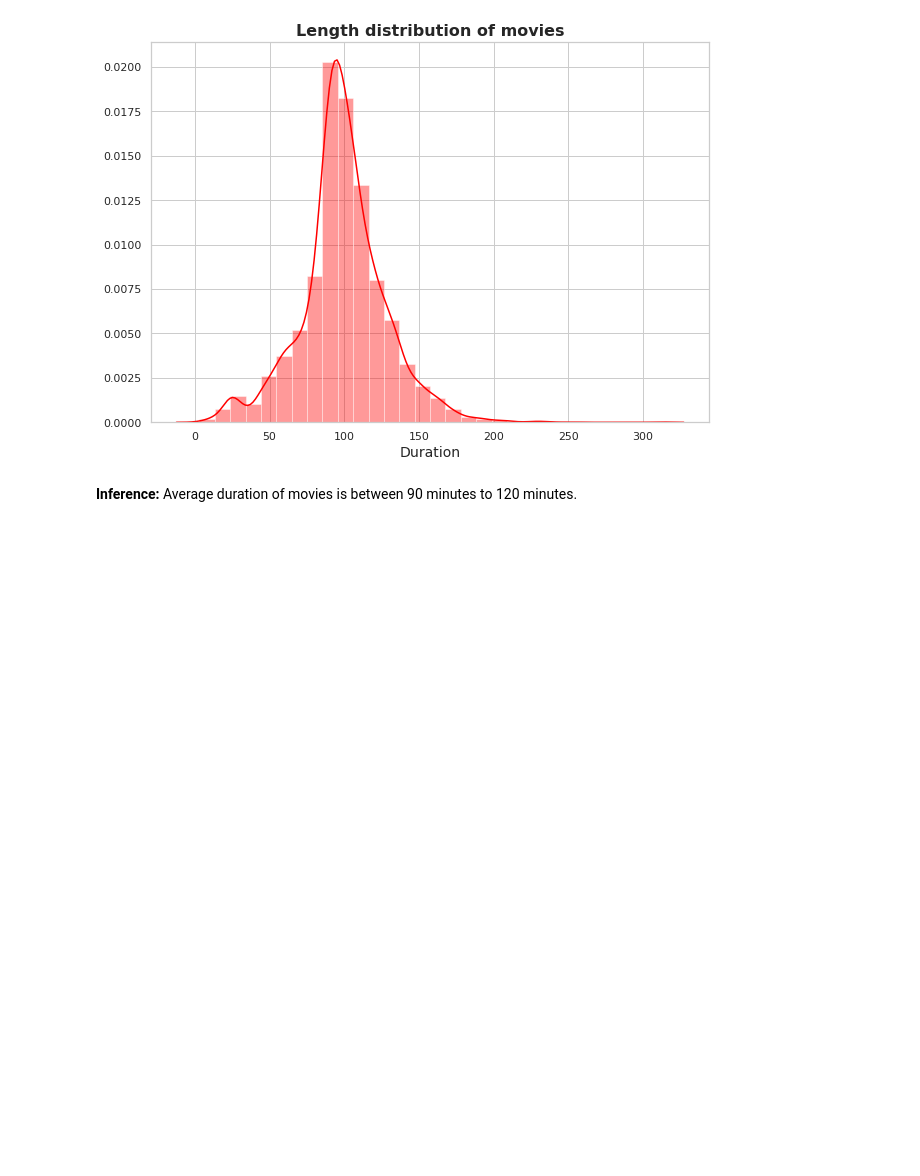
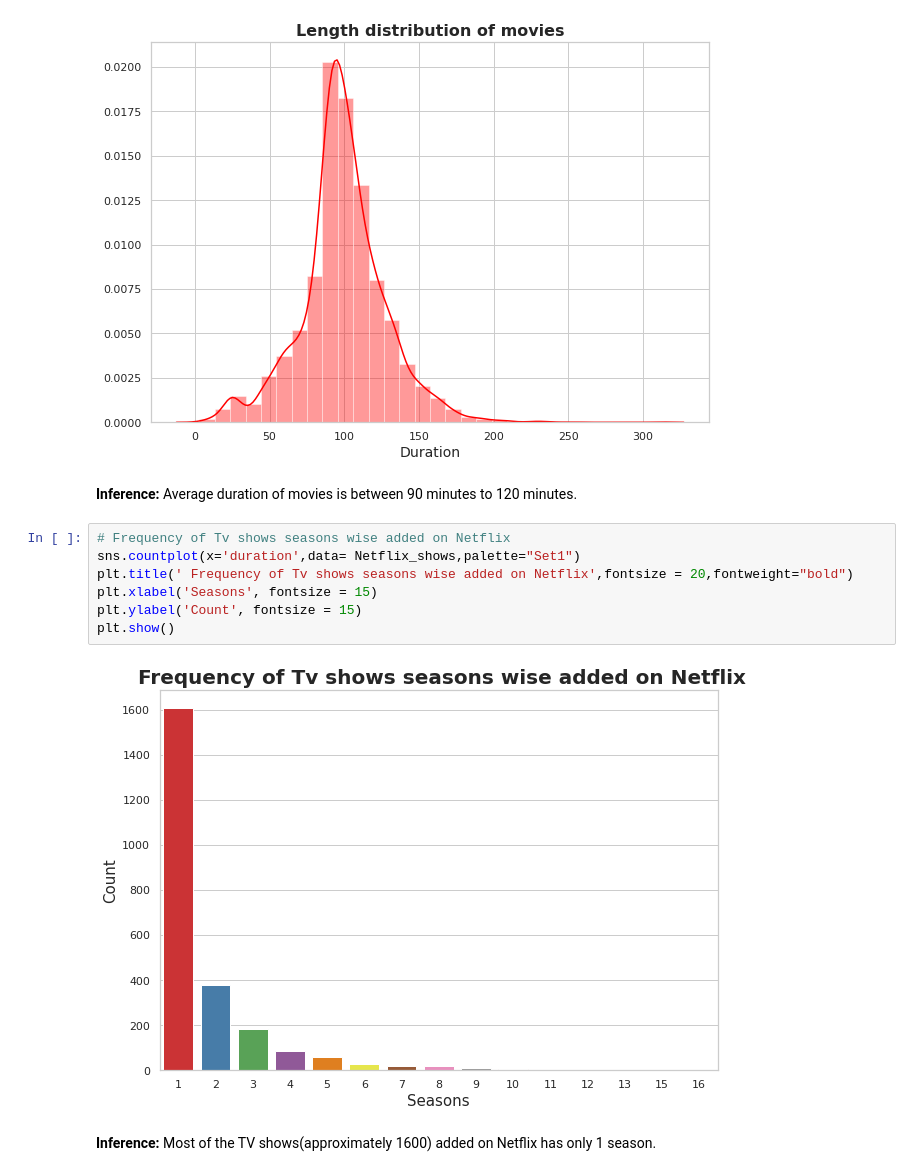
Before and after one commit to shubham-bhadouria/Netflix-Movies-and-TV-shows-clustering, a Jupyter notebook: Netflix_movies_and_TV_show_clustering.ipynb, the cells around one changed output. Cells and saved outputs as stored; diff of their text form; blank space fills up the shorter version.

```diff
--- a/Netflix_movies_and_TV_show_clustering.ipynb
+++ b/Netflix_movies_and_TV_show_clustering.ipynb
@@ -444,3 +444,14 @@ plt.show()
 [figure]
 # %% [markdown]
 **Inference:** Average duration of movies is between 90 minutes to 120 minutes.
+# %%
+# Frequency of Tv shows seasons wise added on Netflix
+sns.countplot(x='duration',data= Netflix_shows,palette="Set1")
+plt.title(' Frequency of Tv shows seasons wise added on Netflix',fontsize = 20,fontweight="bold")
+plt.xlabel('Seasons', fontsize = 15)
+plt.ylabel('Count', fontsize = 15)
+plt.show()
+# %% [output]
+[figure, added]
+# %% [markdown]
+**Inference:** Most of the TV shows(approximately 1600) added on Netflix has only 1 season.
```
